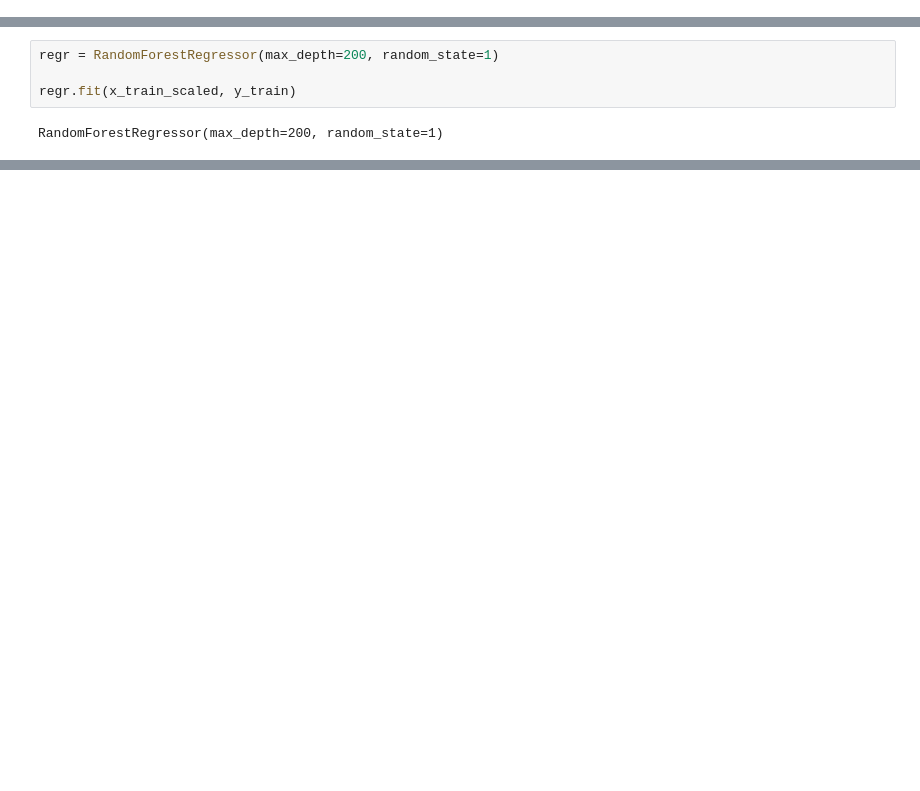
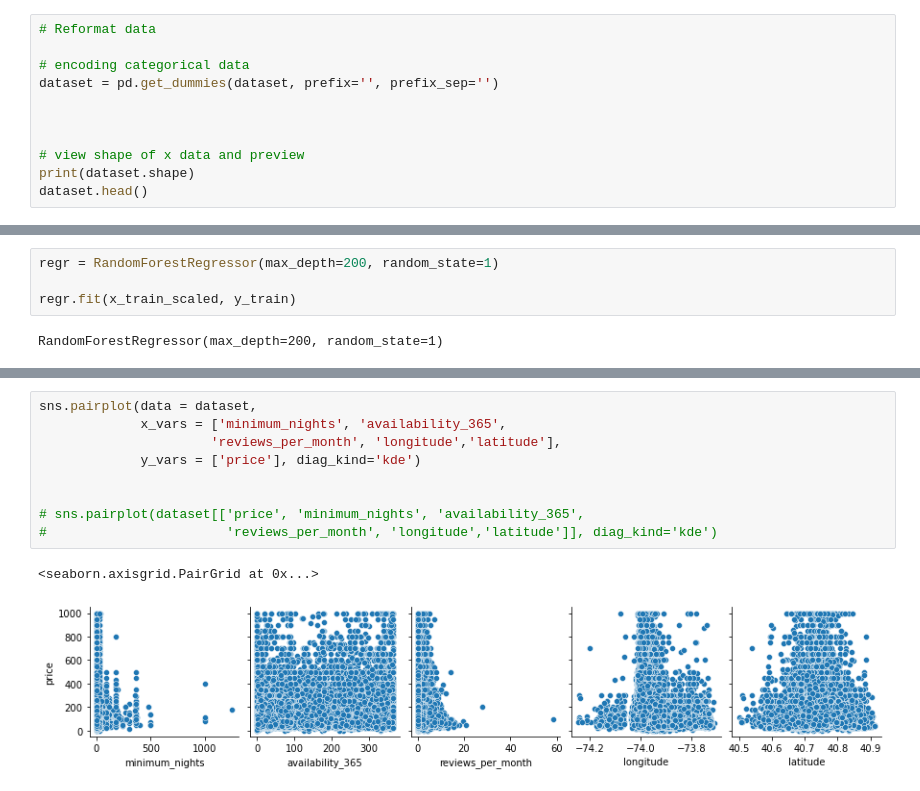
Before and after one commit to Anumala89/Airbnb-Price-Prediction, a Jupyter notebook: Test_random_forrest.ipynb, the cells around one changed output, grey strips where cells are left out. Cells and saved outputs as stored; diff of their text form; blank space fills up the shorter version.

```diff
--- a/Test_random_forrest.ipynb
+++ b/Test_random_forrest.ipynb
@@ -53,0 +64,11 @@ dataset.head()
+# %%
+# Reformat data
+
+# encoding categorical data
+dataset = pd.get_dummies(dataset, prefix='', prefix_sep='')
+
+
+
+# view shape of x data and preview
+print(dataset.shape)
+dataset.head()
@@ -127,0 +145,12 @@ sorted(zip(regr.feature_importances_, feature_names), reverse=True)
+# %%
+sns.pairplot(data = dataset,
+             x_vars = ['minimum_nights', 'availability_365',
+                      'reviews_per_month', 'longitude','latitude'],
+             y_vars = ['price'], diag_kind='kde')
+
+
+# sns.pairplot(dataset[['price', 'minimum_nights', 'availability_365',
+#                       'reviews_per_month', 'longitude','latitude']], diag_kind='kde')
+# %% [output]
+<seaborn.axisgrid.PairGrid at 0x...>
+[figure, added]
```
Also changed, not shown: parts of 15 cells of this notebook, 1 other file.
